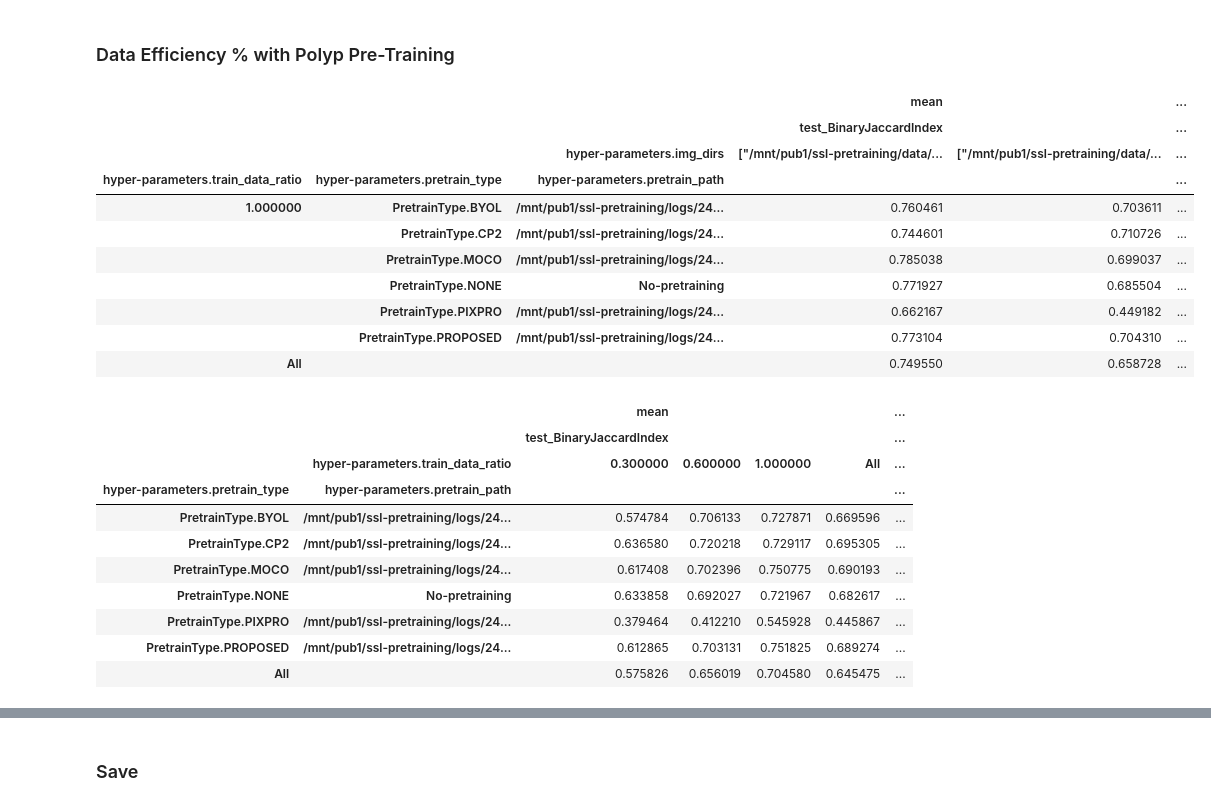
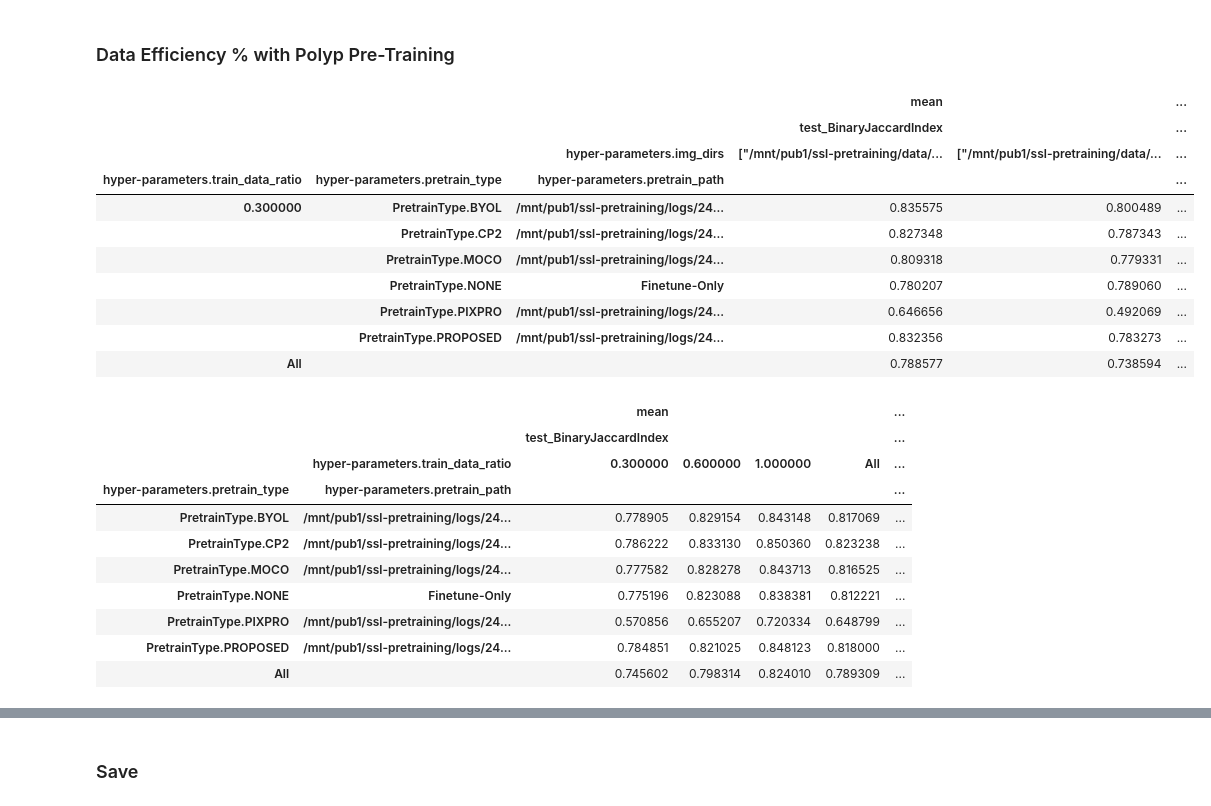
Before and after one commit to kimathikaai/CP2, a Jupyter notebook: tools/wandb.ipynb, the cells around one changed output, grey strips where cells are left out. Saved outputs shown, nothing was run; the diff lists cells and outputs as text; code cells hidden in the pictures.

```diff
--- a/tools/wandb.ipynb
+++ b/tools/wandb.ipynb
@@ -14,7 +14,7 @@ import dataframe_image as dfi
 %autoreload 2
 # %%
 # Get the results file
-CSV_FILE = '/Users/kimathikaai/Downloads/NIPS2024 - wandb-results-v1.csv'
+CSV_FILE = '/Users/kimathikaai/Downloads/NIPS2024 - wandb-results-v3.csv'
 # Get the pandas dataframe
 df = pd.read_csv(CSV_FILE)
 print(f"{len(df) = }, {df.columns = }")
@@ -96,29 +92,29 @@ array(['/mnt/pub1/ssl-pretraining/logs/240818160809-pretrain-BYOL-IMAGENET/check
 ### Data Efficiency % with Polyp Pre-Training
 # %%
 data = df.loc[
-    (df['hyper-parameters.train_data_ratio'].isin([1]))
+    (df['hyper-parameters.train_data_ratio'].isin([0.3]))
     &(df['hyper-parameters.pretrain_path'].str.contains('IMAGENET')==False)
     &(df['hyper-parameters.pretrain_type'].str.contains('OLD')==False) # Ignore old results
     # &(df['hyper-parameters.img_dirs'].isin(
     #     [
     #         '["/mnt/pub1/ssl-pretraining/data/Kvasir-SEG/Images"]',
     #         '["/mnt/pub1/ssl-pretraining/data/CVC-ClinicDB/Images"]',
     #         '["/mnt/pub1/ssl-pretraining/data/ETIS-LaribPolypDB/Images"]'
     #     ]))
 ]
 get_pivot(data).style.background_gradient()
 # %% [output]
 |  |  |  | mean |  | ... |
 |  |  |  | test_BinaryJaccardIndex |  | ... |
 |  |  | hyper-parameters.img_dirs | ["/mnt/pub1/ssl-pretraining/data/... | ["/mnt/pub1/ssl-pretraining/data/... | ... |
 | hyper-parameters.train_data_ratio | hyper-parameters.pretrain_type | hyper-parameters.pretrain_path |  |  | ... |
-| 1.000000 | PretrainType.BYOL | /mnt/pub1/ssl-pretraining/logs/24... | 0.760461 | 0.703611 | ... |
-|  | PretrainType.CP2 | /mnt/pub1/ssl-pretraining/logs/24... | 0.744601 | 0.710726 | ... |
-|  | PretrainType.MOCO | /mnt/pub1/ssl-pretraining/logs/24... | 0.785038 | 0.699037 | ... |
-|  | PretrainType.NONE | No-pretraining | 0.771927 | 0.685504 | ... |
-|  | PretrainType.PIXPRO | /mnt/pub1/ssl-pretraining/logs/24... | 0.662167 | 0.449182 | ... |
-|  | PretrainType.PROPOSED | /mnt/pub1/ssl-pretraining/logs/24... | 0.773104 | 0.704310 | ... |
-| All |  |  | 0.749550 | 0.658728 | ... |
+| 0.300000 | PretrainType.BYOL | /mnt/pub1/ssl-pretraining/logs/24... | 0.835575 | 0.800489 | ... |
+|  | PretrainType.CP2 | /mnt/pub1/ssl-pretraining/logs/24... | 0.827348 | 0.787343 | ... |
+|  | PretrainType.MOCO | /mnt/pub1/ssl-pretraining/logs/24... | 0.809318 | 0.779331 | ... |
+|  | PretrainType.NONE | Finetune-Only | 0.780207 | 0.789060 | ... |
+|  | PretrainType.PIXPRO | /mnt/pub1/ssl-pretraining/logs/24... | 0.646656 | 0.492069 | ... |
+|  | PretrainType.PROPOSED | /mnt/pub1/ssl-pretraining/logs/24... | 0.832356 | 0.783273 | ... |
+| All |  |  | 0.788577 | 0.738594 | ... |
 # %%
 # Using groupby
 dataset = '["/mnt/pub1/ssl-pretraining/data/Kvasir-SEG/Images"]'
@@ -136,13 +132,13 @@ pivot
 |  |  | test_BinaryJaccardIndex |  |  |  | ... |
 |  | hyper-parameters.train_data_ratio | 0.300000 | 0.600000 | 1.000000 | All | ... |
 | hyper-parameters.pretrain_type | hyper-parameters.pretrain_path |  |  |  |  | ... |
-| PretrainType.BYOL | /mnt/pub1/ssl-pretraining/logs/24... | 0.574784 | 0.706133 | 0.727871 | 0.669596 | ... |
-| PretrainType.CP2 | /mnt/pub1/ssl-pretraining/logs/24... | 0.636580 | 0.720218 | 0.729117 | 0.695305 | ... |
-| PretrainType.MOCO | /mnt/pub1/ssl-pretraining/logs/24... | 0.617408 | 0.702396 | 0.750775 | 0.690193 | ... |
-| PretrainType.NONE | No-pretraining | 0.633858 | 0.692027 | 0.721967 | 0.682617 | ... |
-| PretrainType.PIXPRO | /mnt/pub1/ssl-pretraining/logs/24... | 0.379464 | 0.412210 | 0.545928 | 0.445867 | ... |
-| PretrainType.PROPOSED | /mnt/pub1/ssl-pretraining/logs/24... | 0.612865 | 0.703131 | 0.751825 | 0.689274 | ... |
-| All |  | 0.575826 | 0.656019 | 0.704580 | 0.645475 | ... |
+| PretrainType.BYOL | /mnt/pub1/ssl-pretraining/logs/24... | 0.778905 | 0.829154 | 0.843148 | 0.817069 | ... |
+| PretrainType.CP2 | /mnt/pub1/ssl-pretraining/logs/24... | 0.786222 | 0.833130 | 0.850360 | 0.823238 | ... |
+| PretrainType.MOCO | /mnt/pub1/ssl-pretraining/logs/24... | 0.777582 | 0.828278 | 0.843713 | 0.816525 | ... |
+| PretrainType.NONE | Finetune-Only | 0.775196 | 0.823088 | 0.838381 | 0.812221 | ... |
+| PretrainType.PIXPRO | /mnt/pub1/ssl-pretraining/logs/24... | 0.570856 | 0.655207 | 0.720334 | 0.648799 | ... |
+| PretrainType.PROPOSED | /mnt/pub1/ssl-pretraining/logs/24... | 0.784851 | 0.821025 | 0.848123 | 0.818000 | ... |
+| All |  | 0.745602 | 0.798314 | 0.824010 | 0.789309 | ... |
 # %%
 # Plot the pivot table
 data = df.loc[
```
Also changed, not shown: parts of 10 cells of this notebook.
